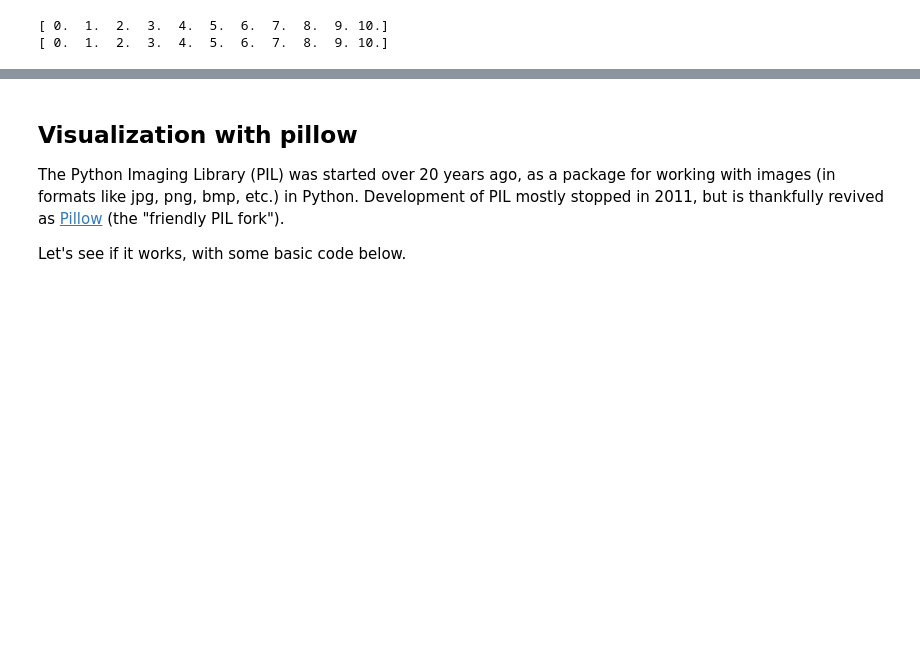
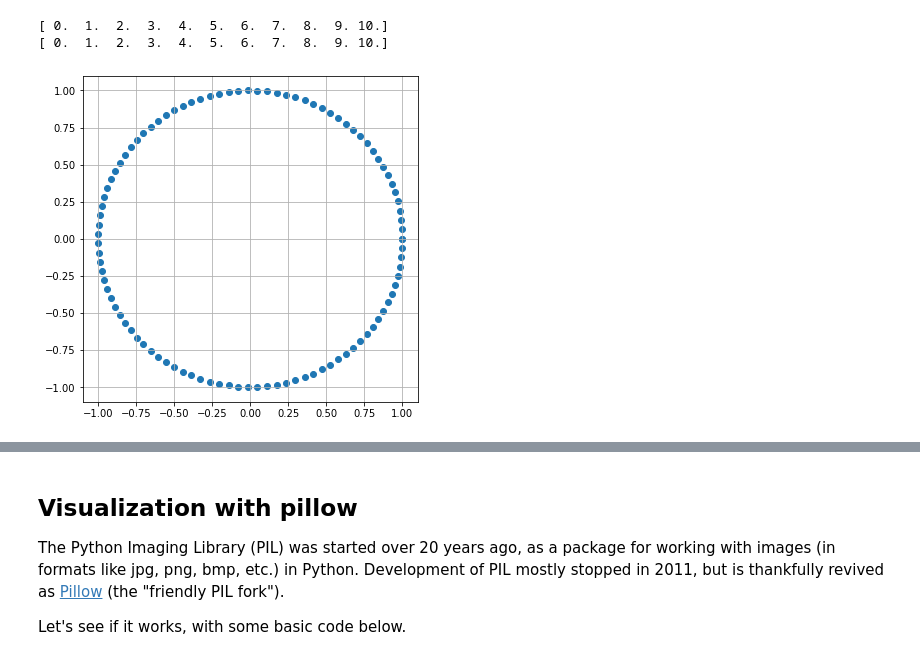
Before and after one commit to ethancma/math152, a Jupyter notebook: P4M_Notebook_4.ipynb, the cells around one changed output, grey strips where cells are left out. Cells and saved outputs as stored; diff of their text form; code cells hidden in the pictures; blank space fills up the shorter version.

Commit message:
feat: 2d graphics| exercises 2,3, pillow 1-3

```diff
--- a/P4M_Notebook_4.ipynb
+++ b/P4M_Notebook_4.ipynb
@@ -971,0 +970,12 @@ ylist = np.zeros(100)
+# %%
+# 2.
+theta = np.linspace(0, 2 * np.pi, 100)
+xlist = np.cos(theta)
+ylist = np.sin(theta)
+
+plt.figure(figsize=(6, 6))
+plt.grid()
+plt.scatter(xlist, ylist)
+plt.show()
+# %% [output]
+[figure, added]
```
Also changed, not shown: parts of 41 cells of this notebook.
